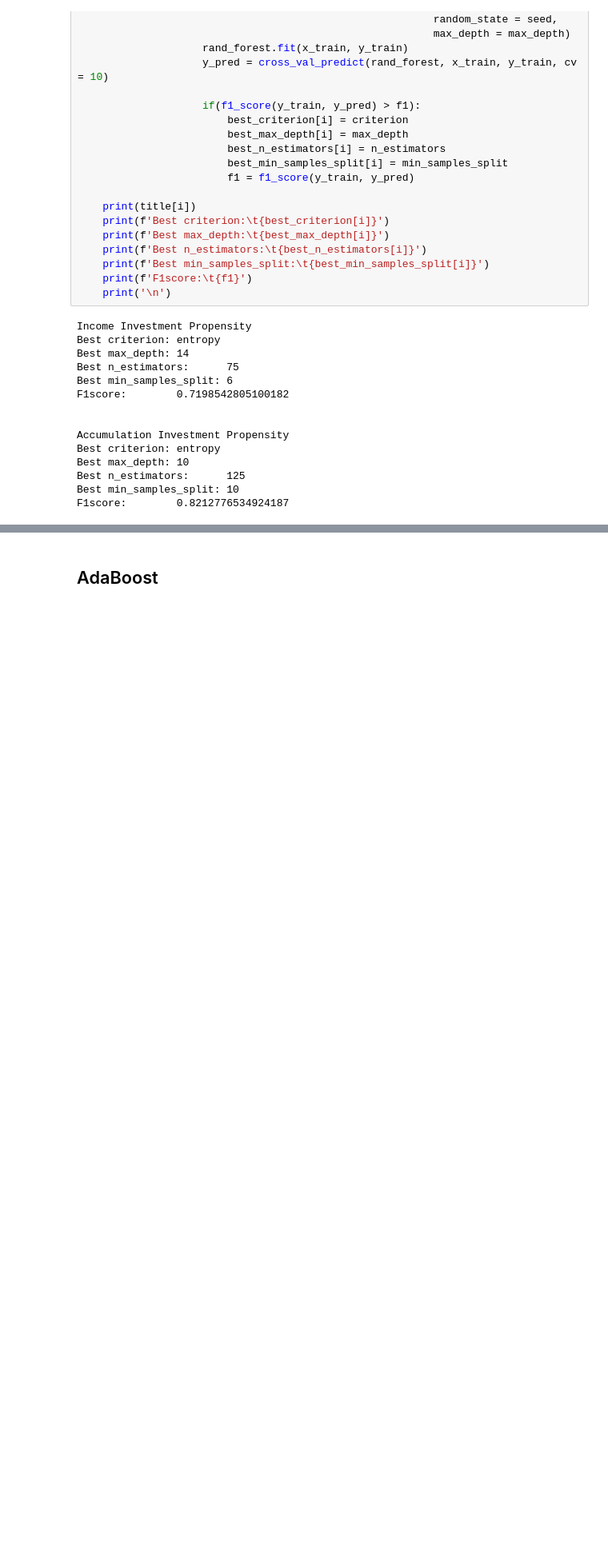
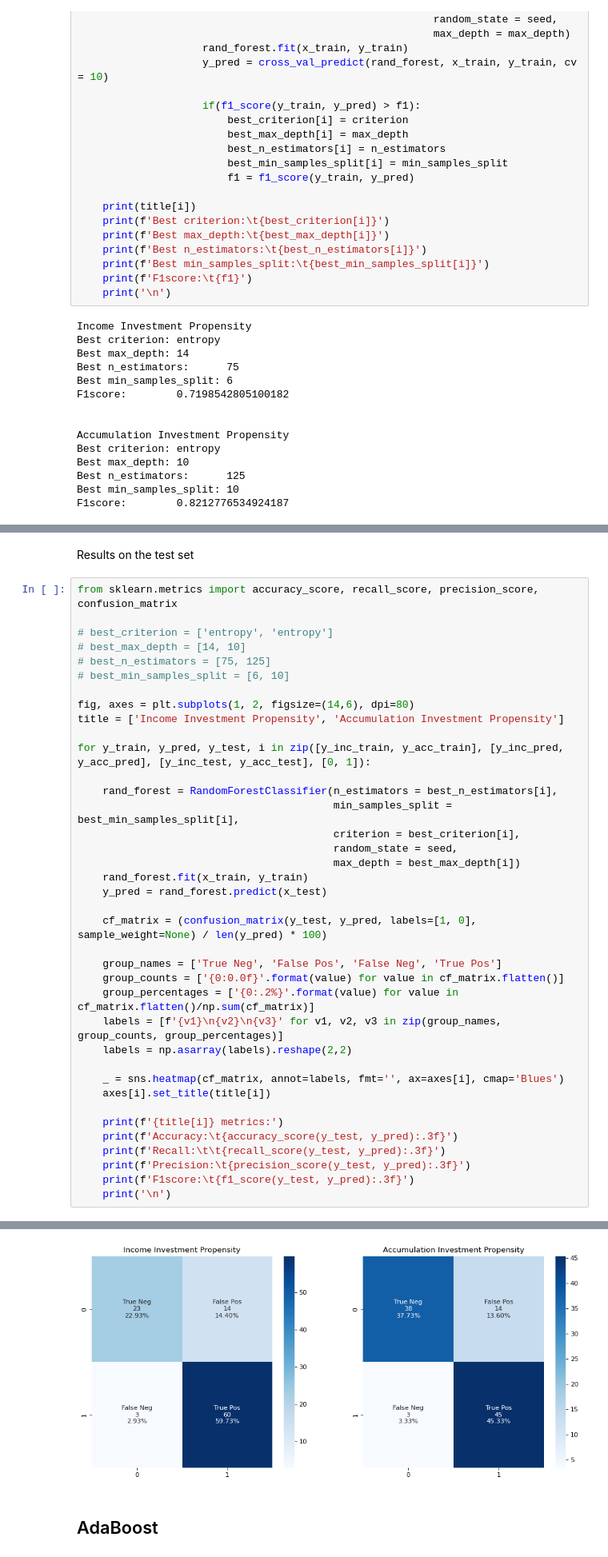
Before and after one commit to venturellimatteo/fintech-projects, a Jupyter notebook: 2 - Recommendation System/RecommendationSystem.ipynb, the cells around one changed output, grey strips where cells are left out. Shown at 80% size. Drawn from its saved outputs; the diff is of its cells as text; blank space fills up the shorter version.

```diff
--- a/2 - Recommendation System/RecommendationSystem.ipynb
+++ b/2 - Recommendation System/RecommendationSystem.ipynb
@@ -428,3 +434,44 @@ Recall:         0.757
 Precision:      0.897
 F1score:        0.821
 [figure]
+# %% [markdown]
+Results on the test set
+# %%
+from sklearn.metrics import accuracy_score, recall_score, precision_score, confusion_matrix
+
+# best_criterion = ['entropy', 'entropy']
+# best_max_depth = [14, 10]
+# best_n_estimators = [75, 125]
+# best_min_samples_split = [6, 10]
+
+fig, axes = plt.subplots(1, 2, figsize=(14,6), dpi=80)
+title = ['Income Investment Propensity', 'Accumulation Investment Propensity']
+
+for y_train, y_pred, y_test, i in zip([y_inc_train, y_acc_train], [y_inc_pred, y_acc_pred], [y_inc_test, y_acc_test], [0, 1]):
+
+    rand_forest = RandomForestClassifier(n_estimators = best_n_estimators[i],
+                                         min_samples_split = best_min_samples_split[i],
+                                         criterion = best_criterion[i],
+                                         random_state = seed,
+                                         max_depth = best_max_depth[i])
+    rand_forest.fit(x_train, y_train)
+    y_pred = rand_forest.predict(x_test)
+
+    cf_matrix = (confusion_matrix(y_test, y_pred, labels=[1, 0], sample_weight=None) / len(y_pred) * 100)
+
+    group_names = ['True Neg', 'False Pos', 'False Neg', 'True Pos']
+    group_counts = ['{0:0.0f}'.format(value) for value in cf_matrix.flatten()]
+    group_percentages = ['{0:.2%}'.format(value) for value in cf_matrix.flatten()/np.sum(cf_matrix)]
+    labels = [f'{v1}\n{v2}\n{v3}' for v1, v2, v3 in zip(group_names, group_counts, group_percentages)]
+    labels = np.asarray(labels).reshape(2,2)
+
+    _ = sns.heatmap(cf_matrix, annot=labels, fmt='', ax=axes[i], cmap='Blues')
+    axes[i].set_title(title[i])
+
+    print(f'{title[i]} metrics:')
+    print(f'Accuracy:\t{accuracy_score(y_test, y_pred):.3f}')
+    print(f'Recall:\t\t{recall_score(y_test, y_pred):.3f}')
+    print(f'Precision:\t{precision_score(y_test, y_pred):.3f}')
+    print(f'F1score:\t{f1_score(y_test, y_pred):.3f}')
+    print('\n')
+# %% [output]
@@ -431,3 +490,4 @@ F1score:        0.821
+[figure, added]
 # %% [markdown]
 ## AdaBoost
 # %% [markdown]
```
Also changed, not shown: parts of 2 cells of this notebook, 1 other file.
